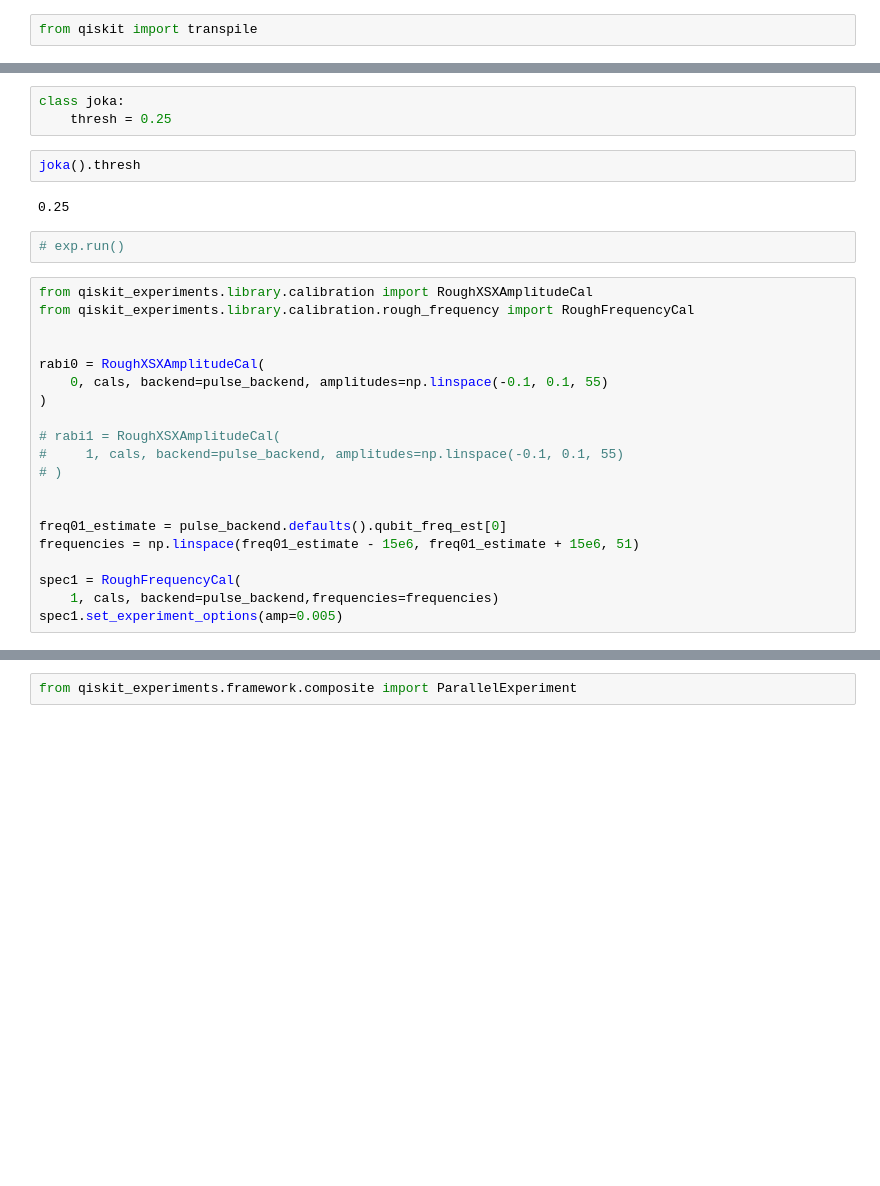
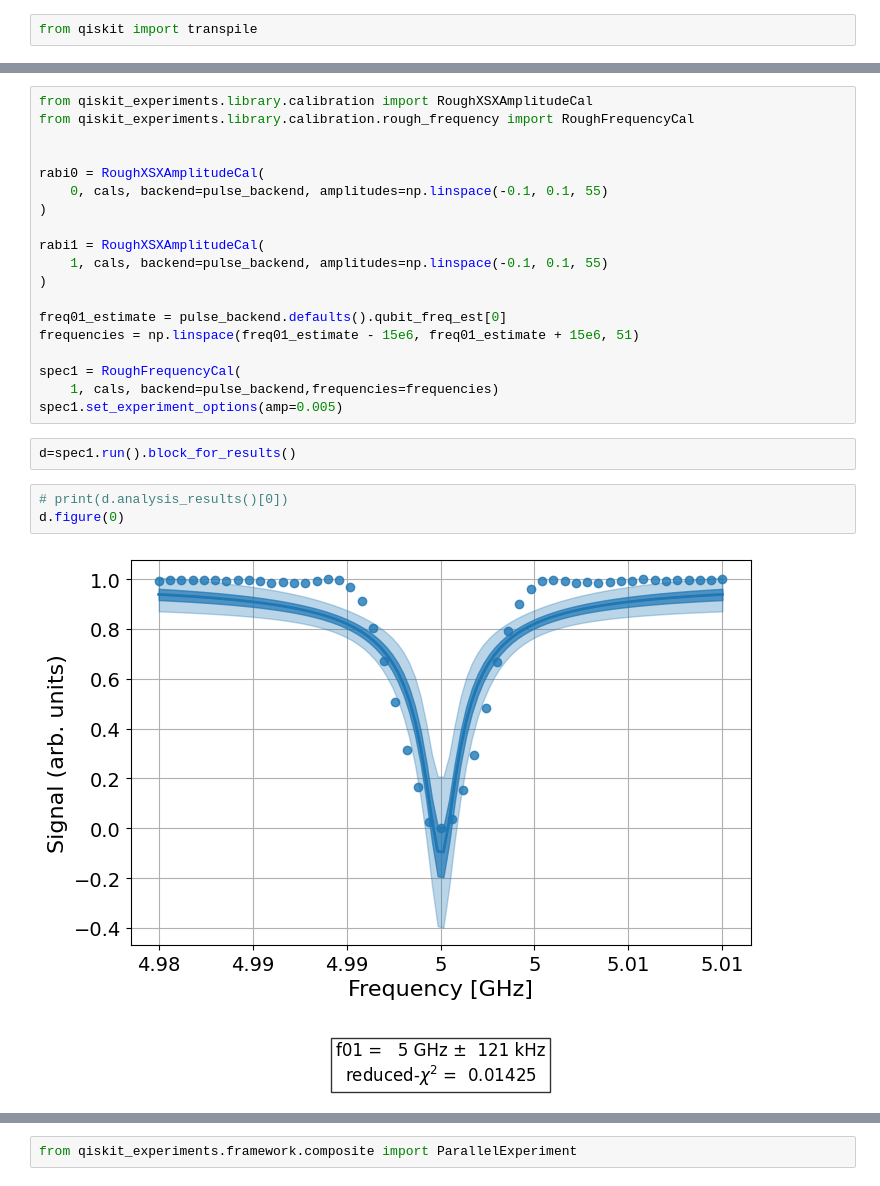
Before and after one commit to rupeshknn/pulse-backend-qamp22, a Jupyter notebook: Parallel Experiments.ipynb, the cells around one changed output, grey strips where cells are left out. Drawn from its saved outputs; the diff is of its cells as text; blank space fills up the shorter version.

```diff
--- a/Parallel Experiments.ipynb
+++ b/Parallel Experiments.ipynb
@@ -141,12 +73,3 @@ drift_2q = np.kron(drift, ident) + np.kron(ident, drift)
-# %%
-class joka:
-    thresh = 0.25
-# %%
-joka().thresh
-# %% [output]
-0.25
-# %%
-# exp.run()
 # %%
 from qiskit_experiments.library.calibration import RoughXSXAmplitudeCal
 from qiskit_experiments.library.calibration.rough_frequency import RoughFrequencyCal
@@ -156,10 +79,9 @@ rabi0 = RoughXSXAmplitudeCal(
     0, cals, backend=pulse_backend, amplitudes=np.linspace(-0.1, 0.1, 55)
 )
 
-# rabi1 = RoughXSXAmplitudeCal(
-#     1, cals, backend=pulse_backend, amplitudes=np.linspace(-0.1, 0.1, 55)
-# )
-
+rabi1 = RoughXSXAmplitudeCal(
+    1, cals, backend=pulse_backend, amplitudes=np.linspace(-0.1, 0.1, 55)
+)
 
 freq01_estimate = pulse_backend.defaults().qubit_freq_est[0]
 frequencies = np.linspace(freq01_estimate - 15e6, freq01_estimate + 15e6, 51)
@@ -167,3 +89,10 @@ frequencies = np.linspace(freq01_estimate - 15e6, freq01_estimate + 15e6, 51)
 spec1 = RoughFrequencyCal(
     1, cals, backend=pulse_backend,frequencies=frequencies)
 spec1.set_experiment_options(amp=0.005)
+# %%
+d=spec1.run().block_for_results()
+# %%
+# print(d.analysis_results()[0])
+d.figure(0)
+# %% [output]
+[figure, added]
```
Also changed, not shown: parts of 23 cells of this notebook, 5 other files.
